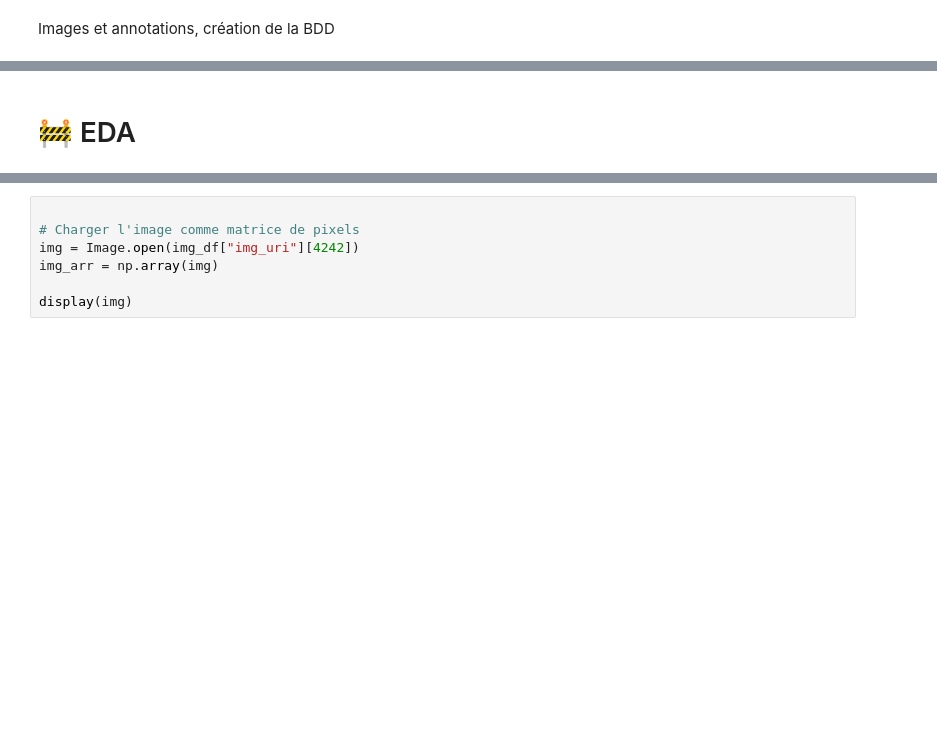
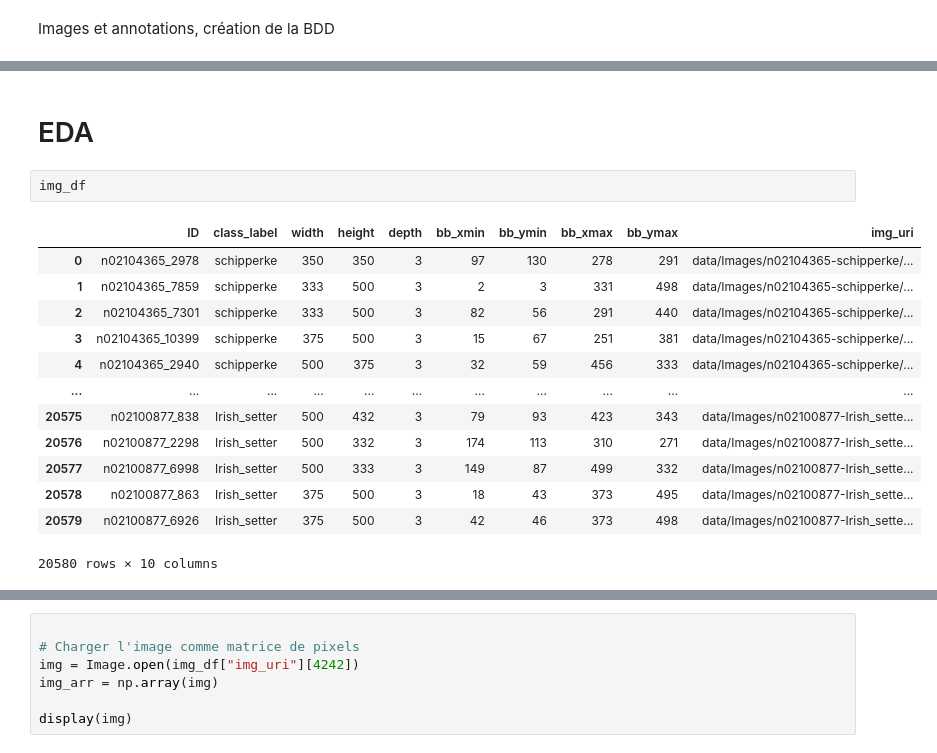
Before and after one commit to sycod/API-CViz_classif-EfficientNetB0, a Jupyter notebook: 1_preprocessing.ipynb, the cells around one changed output, grey strips where cells are left out. Cells and saved outputs as stored; diff of their text form; blank space fills up the shorter version.

```diff
--- a/1_preprocessing.ipynb
+++ b/1_preprocessing.ipynb
@@ -60,3 +65,19 @@ else:
 # %% [markdown]
-# 🚧 EDA
+# EDA
+# %%
+img_df
+# %% [output]
+|  | ID | class_label | width | height | depth | bb_xmin | bb_ymin | bb_xmax | bb_ymax | img_uri |
+| 0 | n02104365_2978 | schipperke | 350 | 350 | 3 | 97 | 130 | 278 | 291 | data/Images/n02104365-schipperke/... |
+| 1 | n02104365_7859 | schipperke | 333 | 500 | 3 | 2 | 3 | 331 | 498 | data/Images/n02104365-schipperke/... |
+| 2 | n02104365_7301 | schipperke | 333 | 500 | 3 | 82 | 56 | 291 | 440 | data/Images/n02104365-schipperke/... |
+| 3 | n02104365_10399 | schipperke | 375 | 500 | 3 | 15 | 67 | 251 | 381 | data/Images/n02104365-schipperke/... |
+| 4 | n02104365_2940 | schipperke | 500 | 375 | 3 | 32 | 59 | 456 | 333 | data/Images/n02104365-schipperke/... |
+| ... | ... | ... | ... | ... | ... | ... | ... | ... | ... | ... |
+| 20575 | n02100877_838 | Irish_setter | 500 | 432 | 3 | 79 | 93 | 423 | 343 | data/Images/n02100877-Irish_sette... |
+| 20576 | n02100877_2298 | Irish_setter | 500 | 332 | 3 | 174 | 113 | 310 | 271 | data/Images/n02100877-Irish_sette... |
+| 20577 | n02100877_6998 | Irish_setter | 500 | 333 | 3 | 149 | 87 | 499 | 332 | data/Images/n02100877-Irish_sette... |
+| 20578 | n02100877_863 | Irish_setter | 375 | 500 | 3 | 18 | 43 | 373 | 495 | data/Images/n02100877-Irish_sette... |
+| 20579 | n02100877_6926 | Irish_setter | 375 | 500 | 3 | 42 | 46 | 373 | 498 | data/Images/n02100877-Irish_sette... |
+20580 rows × 10 columns
 # %%
```
Also changed, not shown: parts of 16 cells of this notebook, 1 other file.
